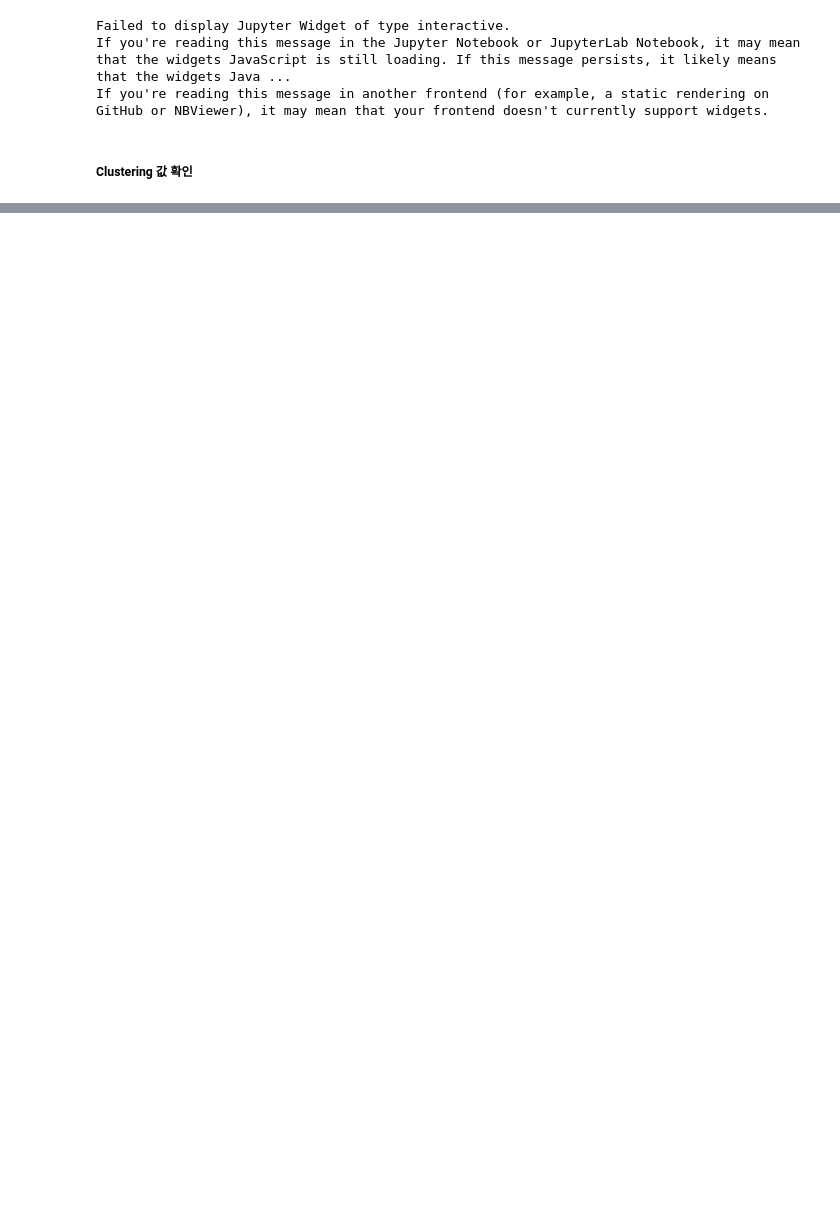
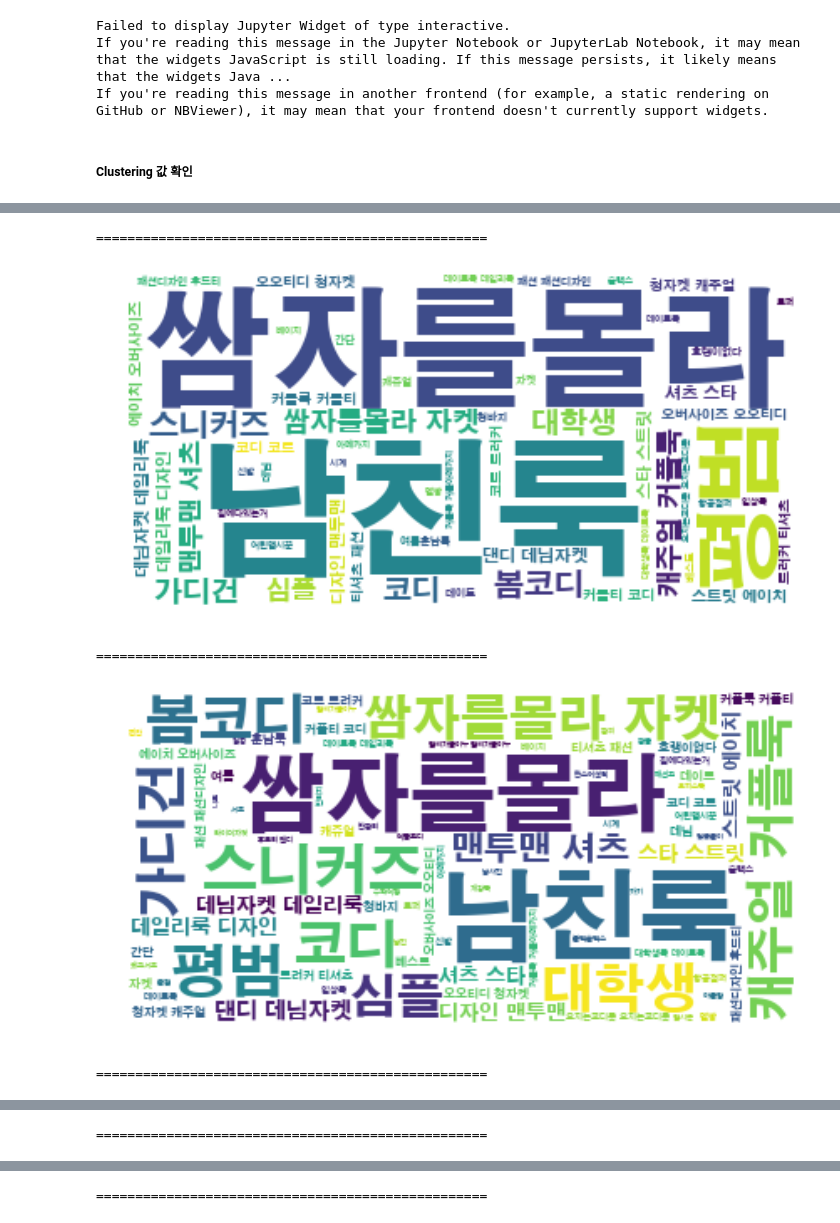
Before and after one commit to dooyeoung/codi_recommendation, a Jupyter notebook: Cluster.ipynb, the cells around one changed output, grey strips where cells are left out. Drawn from its saved outputs; the diff is of its cells as text; code cells hidden in the pictures; blank space fills up the shorter version.

```diff
--- a/Cluster.ipynb
+++ b/Cluster.ipynb
@@ -81,0 +140,22 @@ for k in range(4):
+# %%
+for k in range(5):
+    k=0
+    idx_k = np.where(cluster == k)[0]
+    corpus_k = " ".join(df_info.iloc[idx_k]["word"].tolist())
+
+    noun_k = " ".join(hannanum.nouns(corpus_k))
+
+    wordcloud = WordCloud(background_color = "white", font_path = "c:/Windows/Fonts/HYGTRE.ttf", max_words = 2000).generate(noun_k)
+
+    print("="*50)
+
+    plt.figure(figsize=(12,12))
+    plt.imshow(wordcloud, interpolation='bilinear')
+    plt.axis("off")
+    plt.show()
+# %% [output]
+==================================================
+[figure, added]
+==================================================
+[figure, added]
+==================================================
@@ -81,0 +163 @@ for k in range(4):
+==================================================
@@ -81,0 +165 @@ for k in range(4):
+==================================================
```
Also changed, not shown: parts of 20 cells of this notebook, 3 other files.
